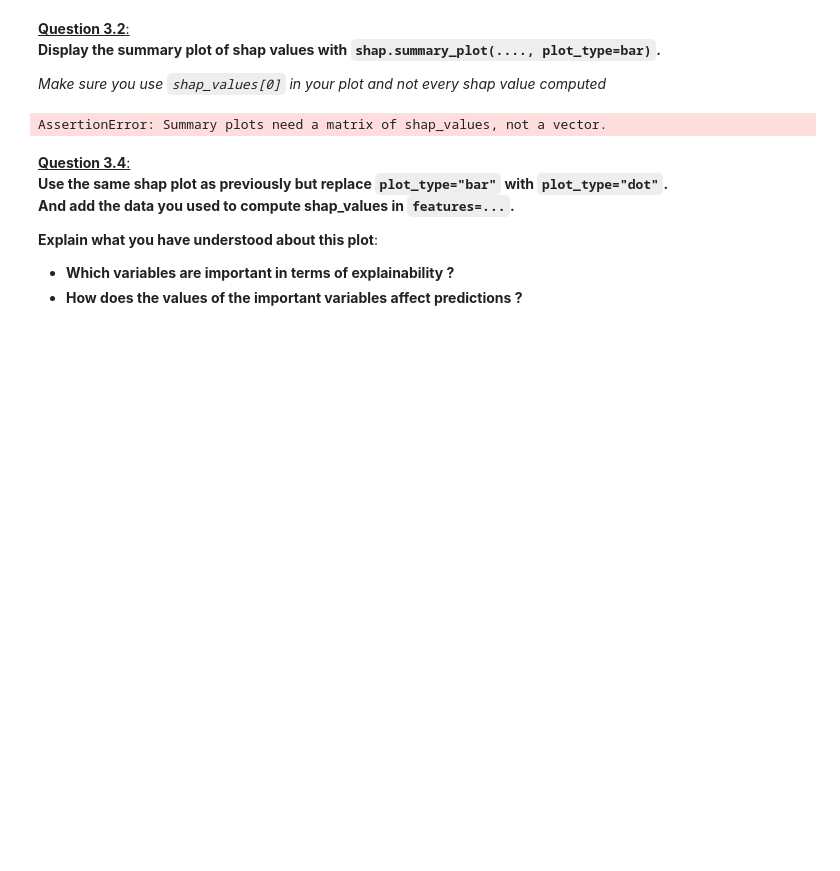
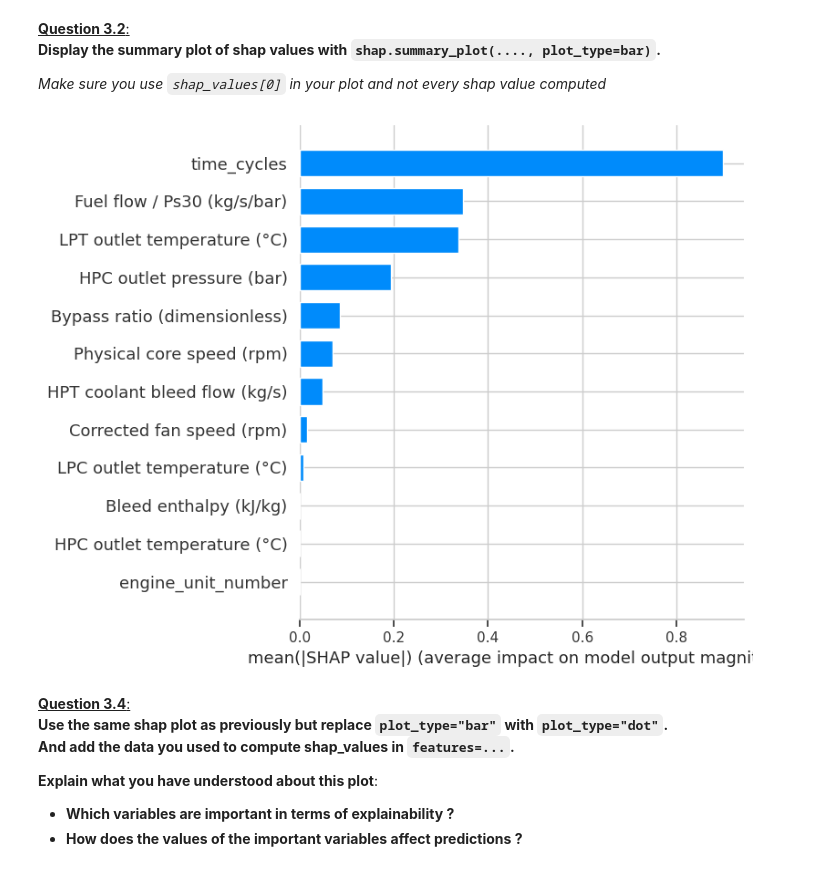
Before and after one commit to KpihX/rocket-durability-ai, a Jupyter notebook: ML_DL_NASA_2025.ipynb, the cells around one changed output. Drawn from its saved outputs; the diff is of its cells as text; code cells hidden in the pictures; blank space fills up the shorter version.

```diff
--- a/ML_DL_NASA_2025.ipynb
+++ b/ML_DL_NASA_2025.ipynb
@@ -431,0 +512,15 @@ SVC(probability=True)
+# %%
+# --- 2. Train K-Nearest Neighbors (KNN) Model ---
+print("\nTraining the K-Nearest Neighbors (KNN) model...")
+# Initialize the model (using default n_neighbors=5).
+knn = KNeighborsClassifier()
+# Train the model on the scaled training data.
+knn.fit(X_train_scaled, y_train)
+print("KNN model trained successfully.")
+# --- 3. Train Random Forest Model ---
+print("\nTraining the Random Forest model...")
+# Initialize the model with a random_state for reproducibility.
+random_forest = RandomForestClassifier(random_state=42)
+# Train the model on the scaled training data.
+random_forest.fit(X_train_scaled, y_train)
+print("Random Forest model trained successfully.")
@@ -637,0 +779,10 @@ Tuned Gradient Boosting Test Recall: 0.4382
+# %%
+# Examine the proportion of 0s and 1s in y_train and y_test to understand class imbalance
+train_proportion = y_train.value_counts(normalize=True)
+
+print("Proportion of 0s and 1s in y_train:")
+print(train_proportion)
+print(f"Since we have 0.2 of failure and 0.8 of non-failure in our train dataset, \nwe can set a possible class_weight to (0: 1/(2*0.8)=0.625, 1: 1/(2*0.2)=2.5)")
+
+class_weight = {0: 0.625, 1: 2.5}
+print("class_weight:", class_weight)
@@ -674,4 +1150,5 @@ To facilitate execution and reduce computing time, you can work on the **first 1
 
 *Note: You can use either the train features (X_train) or the test features (X_test) to compute shap values*
 # %%
-df_shap = X_train_scaled.iloc[:100]
+df_shap = X_train_xgb.iloc[:100]
+df_shap.info()
@@ -686,0 +1181,6 @@ explainer = shap.TreeExplainer(best_grad_boost)
+# %%
+# Create a SHAP explainer object for the best performing model (tuned XGBoost)
+# Use TreeExplainer for tree-based models like XGBoost
+explainer = shap.TreeExplainer(best_xgb_tuned)
+
+print("SHAP explainer object created.")
@@ -696,23 +1218,13 @@ shap_values = explainer.shap_values(df_shap)
 **Display the summary plot of shap values with `shap.summary_plot(...., plot_type=bar)`.**
 
 *Make sure you use `shap_values[0]` in your plot and not every shap value computed*
-# %%
-# Assuming best_grad_boost is the fitted model and explainer is the shap.TreeExplainer
-# And df_shap is the DataFrame subset used for computing shap_values
-# And shap_values = explainer.shap_values(df_shap)
-
-# Create a shap.Explanation object for class 1
-explanation = shap.Explanation(
-    values=shap_values[1],
-    base_values=explainer.expected_value, # Use the single expected value
-    data=df_shap,
-    feature_names=df_shap.columns
-)
-
-# Display the summary plot with plot_type="dot"
-shap.summary_plot(explanation, features=df_shap, plot_type="dot")
-# %% [output]
-AssertionError: Summary plots need a matrix of shap_values, not a vector.
+# %%
+# Display the summary plot as a bar chart
+# For binary classification, shap_values is already the matrix for the positive class.
+# Using shap_values[0] would incorrectly select a single row.
+shap.summary_plot(shap_values, df_shap, plot_type="bar")
+# %% [output]
+[figure, added]
 # %% [markdown]
 <u>**Question 3.4**:</u> <br>
 **Use the same shap plot as previously but replace `plot_type="bar"` with `plot_type="dot"`.** <br>
```
Also changed, not shown: parts of 60 cells of this notebook, 1 other file.
